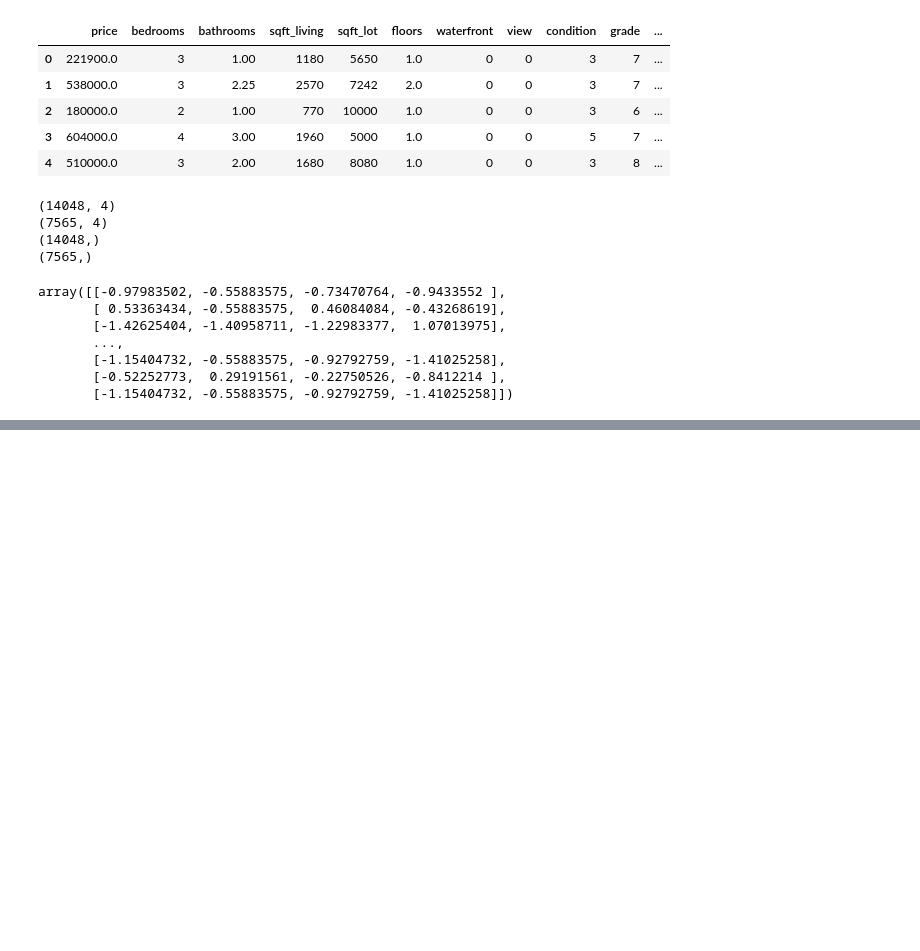
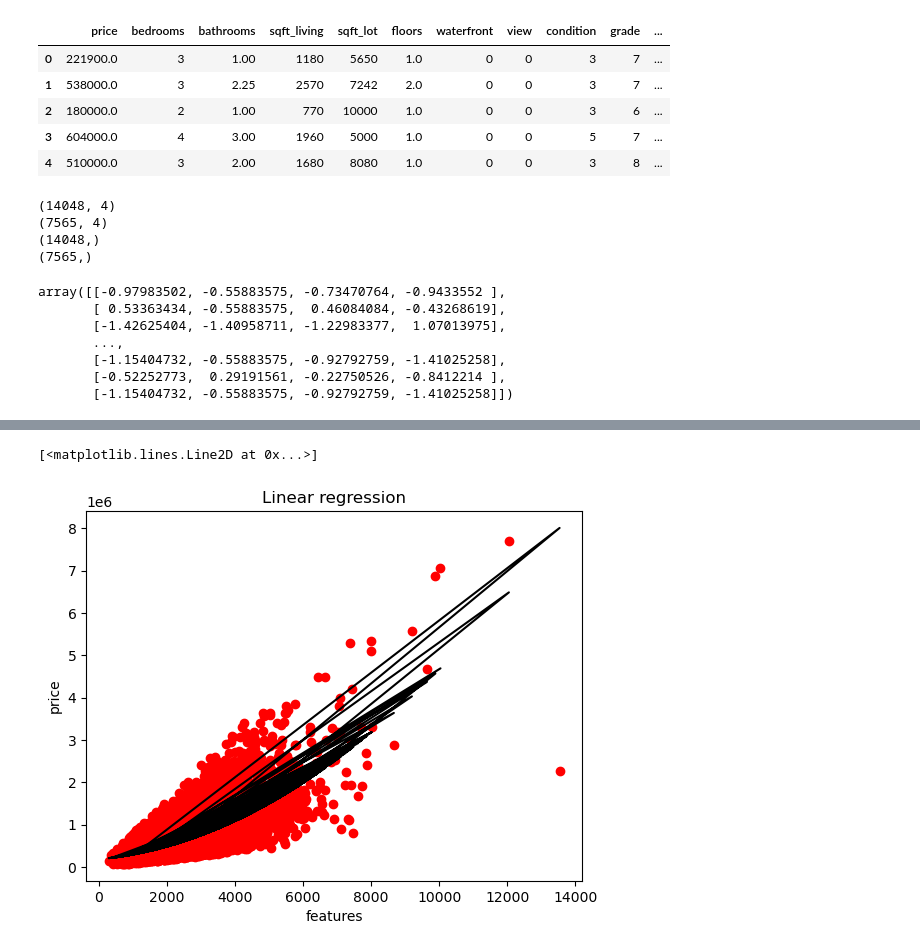
Before and after one commit to Nizar-daz/intro-of-IA, a Jupyter notebook: chekpoint_linear_regression.ipynb, the cells around one changed output, grey strips where cells are left out. Saved outputs shown, nothing was run; the diff lists cells and outputs as text; code cells hidden in the pictures; blank space fills up the shorter version.

```diff
--- a/chekpoint_linear_regression.ipynb
+++ b/chekpoint_linear_regression.ipynb
@@ -260,0 +347,9 @@ ValueError: x and y must be the same size
+# %%
+plt.scatter(x3, y3, color="r")
+plt.title("Linear regression")
+plt.ylabel("price")
+plt.xlabel("features")
+plt.plot(x3, lg.predict(poly.fit_transform(x3)), color="k")
+# %% [output]
+[<matplotlib.lines.Line2D at 0x...>]
+[figure, added]
```
Also changed, not shown: parts of 14 cells of this notebook.
